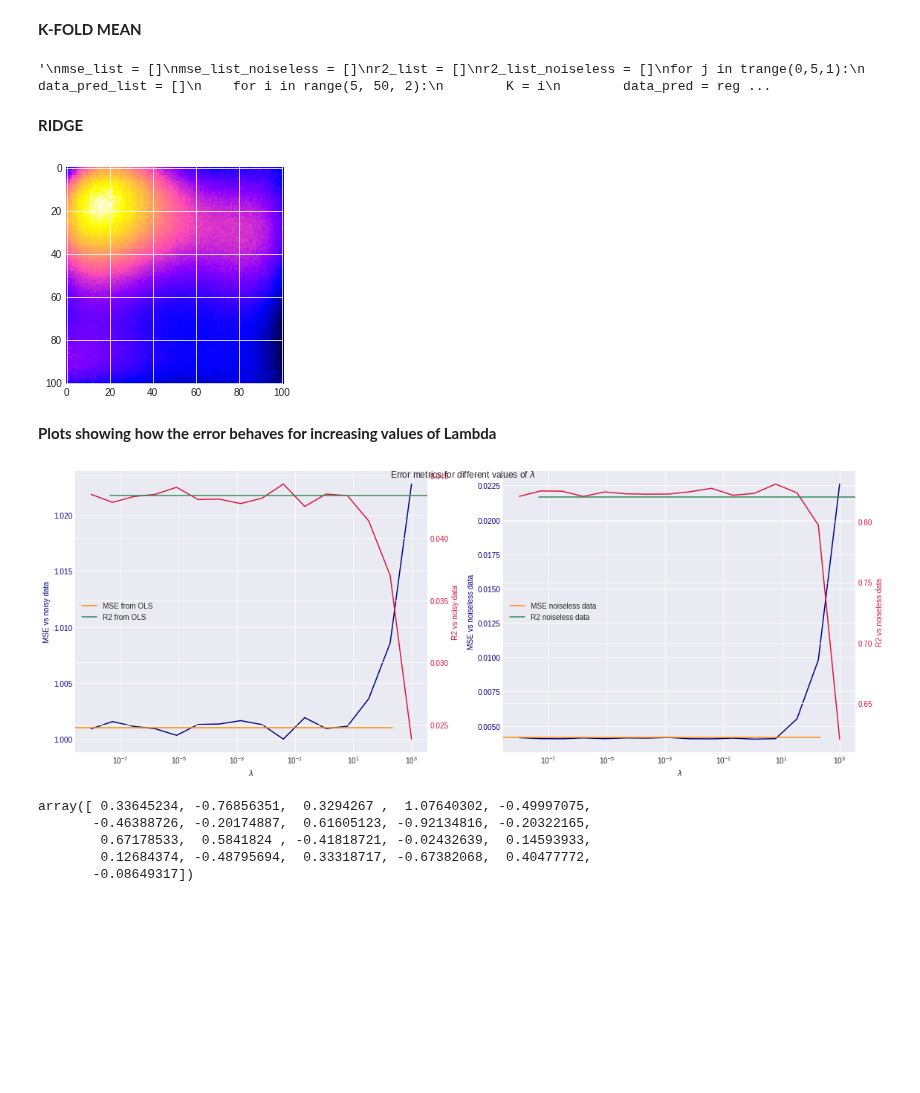
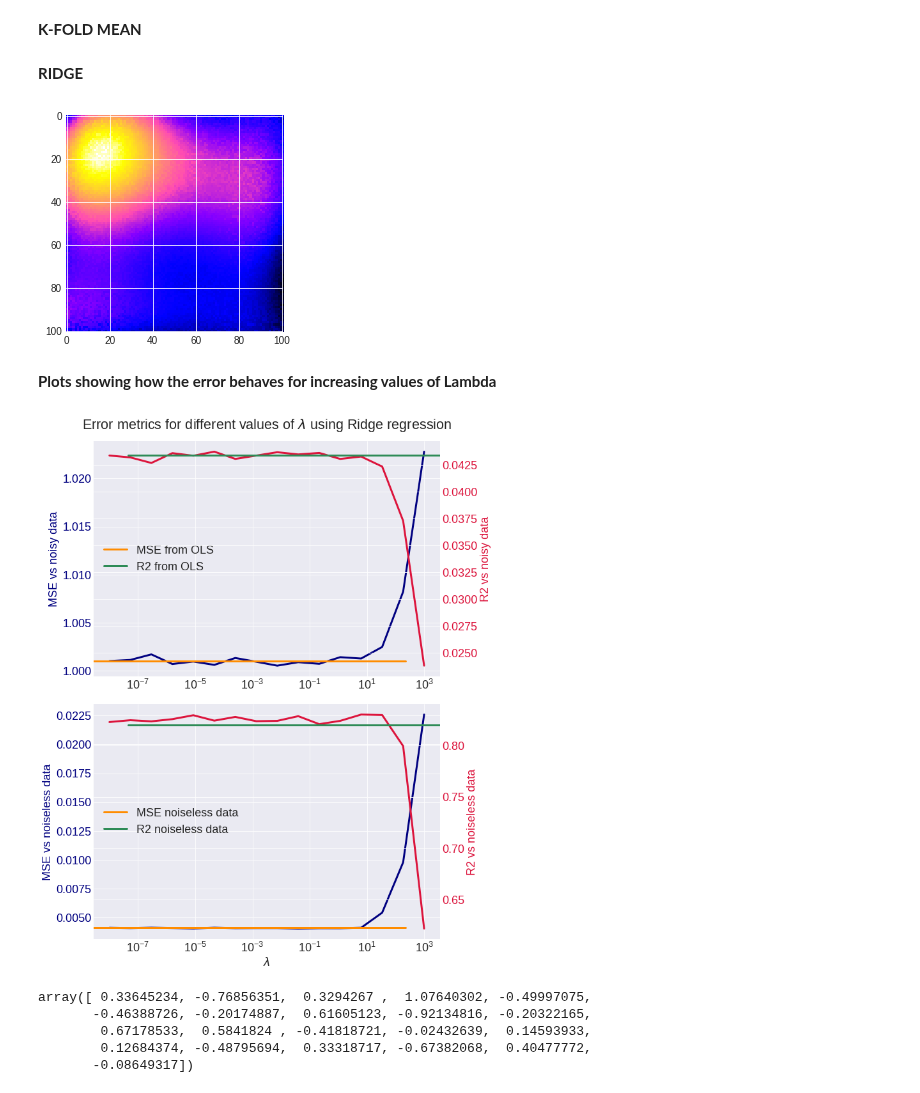
Before and after one commit to asdfbat/FYS-STK4155, a Jupyter notebook: Project1/src/Frankeresults.ipynb, the cells around one changed output. Cells and saved outputs as stored; diff of their text form; code cells hidden in the pictures; blank space fills up the shorter version.

```diff
--- a/Project1/src/Frankeresults.ipynb
+++ b/Project1/src/Frankeresults.ipynb
@@ -19,6 +19,7 @@ mpl.style.use("seaborn-darkgrid")
 mpl.rcParams["image.cmap"] = "gnuplot2"
 mpl.rcParams['figure.figsize'] = [6.0, 6.0]
 mpl.rcParams["font.size"] = 18
+mpl.rcParams["lines.linewidth"] = 3
 
 np.random.seed(1942)
 # %% [markdown]
@@ -133,24 +152,2 @@ fig.tight_layout()
 # %% [markdown]
 **K-FOLD MEAN**
-# %%
-mse_list = []
-mse_list_noiseless = []
-r2_list = []
-r2_list_noiseless = []
-for j in trange(0,5,1):
-    data_pred_list = []
-    for i in range(5, 50, 5):
-        K = i
-        data_pred = reg.solveKFold(K=K, poly_order=5, solver="OLS")
-        data_pred_list.append(data_pred)
-
-    for i in range(len(data_pred_list)):
-        data_pred = data_pred_list[i]
-        #mse_list.append(MSE(reg.f, data_pred))
-        mse_list_noiseless.append(MSE(franke_noiseless, data_pred))
-        r2_list.append(r2_score(reg.f, data_pred))
-        r2_list_noiseless.append(r2_score(franke_noiseless, data_pred))
-
-print("mse list length=", len(mse_list))
-# %% [output]
-'\nmse_list = []\nmse_list_noiseless = []\nr2_list = []\nr2_list_noiseless = []\nfor j in trange(0,5,1):\n    data_pred_list = []\n    for i in range(5, 50, 2):\n        K = i\n        data_pred = reg ...
@@ -167,7 +158,7 @@ data_pred_ridge = reg.solveKFold(K=10, poly_order=5, solver="Ridge")
 # %%
 plt.imshow(data_pred_ridge);
 # %% [output]
-[figure, old version]
+[figure, new version]
 # %%
 mse_list_ridge = []
 mse_list_noiseless_ridge = []
@@ -184,38 +175,39 @@ for i in trange(len(lamda_list_ridge)):
 # %% [markdown]
 **Plots showing how the error behaves for increasing values of Lambda**
 # %%
-fig, (ax1, ax2) = plt.subplots(1, 2, figsize=(16, 6))
+fig, (ax1, ax2) = plt.subplots(2, 1, figsize=(10,12))
 ax11 = ax1.twinx(); ax22 = ax2.twinx()
 ax1.semilogx(lamda_list_ridge, mse_list_ridge, c="navy");
 ax11.semilogx(lamda_list_ridge, r2_list_ridge, c="crimson");
 
 
 ax2.semilogx(lamda_list_ridge, mse_list_noiseless_ridge, c="navy")
 ax22.semilogx(lamda_list_ridge, r2_list_noiseless_ridge, c="crimson")
 
 
 line1 = ax1.axhline(y=mse_ols, xmin=0.0, xmax=0.9, color='darkorange',label="MSE from OLS")
 line2 = ax11.axhline(y=r2_ols, xmin=0.1, xmax=1.0, color='seagreen', label="R2 from OLS")
 line3 = ax2.axhline(y=mse_ols_n, xmin = 0.0, xmax = 0.9, color='darkorange', label="MSE noiseless data")
 line4 = ax22.axhline(y=r2_ols_n, xmin = 0.1, xmax = 1.0, color='seagreen', label="R2 noiseless data")
 
 ax1.legend((line1,line2), ("MSE from OLS", "R2 from OLS"), loc = 6)
 ax2.legend((line3, line4), ("MSE noiseless data", "R2 noiseless data"), loc = 6)
 
-ax1.set_xlabel(r"$\lambda$")
+#ax1.set_xlabel(r"$\lambda$")
 ax1.set_ylabel("MSE vs noisy data", color="navy");
 ax11.set_ylabel("R2 vs noisy data", color="crimson")
 ax1.tick_params(axis='y', labelcolor="navy")
 ax11.tick_params(axis='y', labelcolor="crimson")
 ax2.set_xlabel(r"$\lambda$")
 ax2.set_ylabel("MSE vs noiseless data", color="navy");
 ax22.set_ylabel("R2 vs noiseless data", color="crimson")
 ax2.tick_params(axis='y', labelcolor="navy")
 ax22.tick_params(axis='y', labelcolor="crimson")
-fig.suptitle("Error metrics for different values of $\lambda$ ")
+fig.suptitle("Error metrics for different values of $\lambda$ using Ridge regression", y=1.02)
 fig.tight_layout()
+plt.savefig("../figs/errormetrics_lambda_ridge_franke.pdf", bbox_inches="tight")
 # %% [output]
-[figure, old version]
+[figure, new version]
 # %%
 reg.solveCoefficients(solver="Ridge")
 # %% [output]
```
Also changed, not shown: parts of 24 cells of this notebook, 1 other file.
